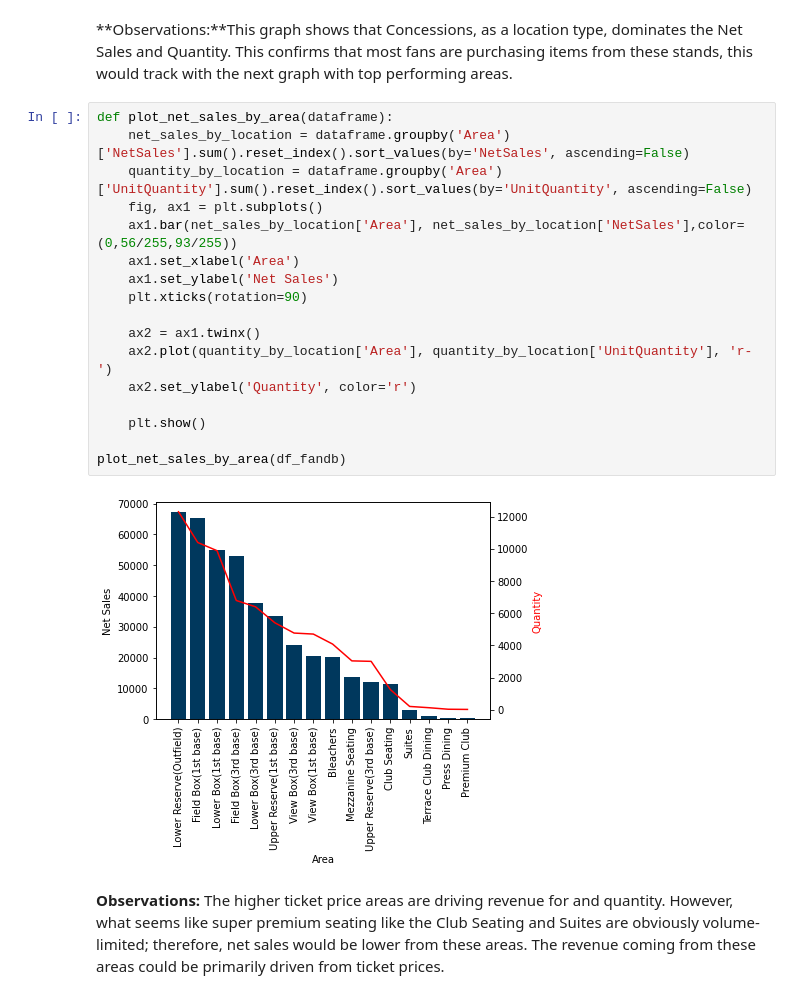
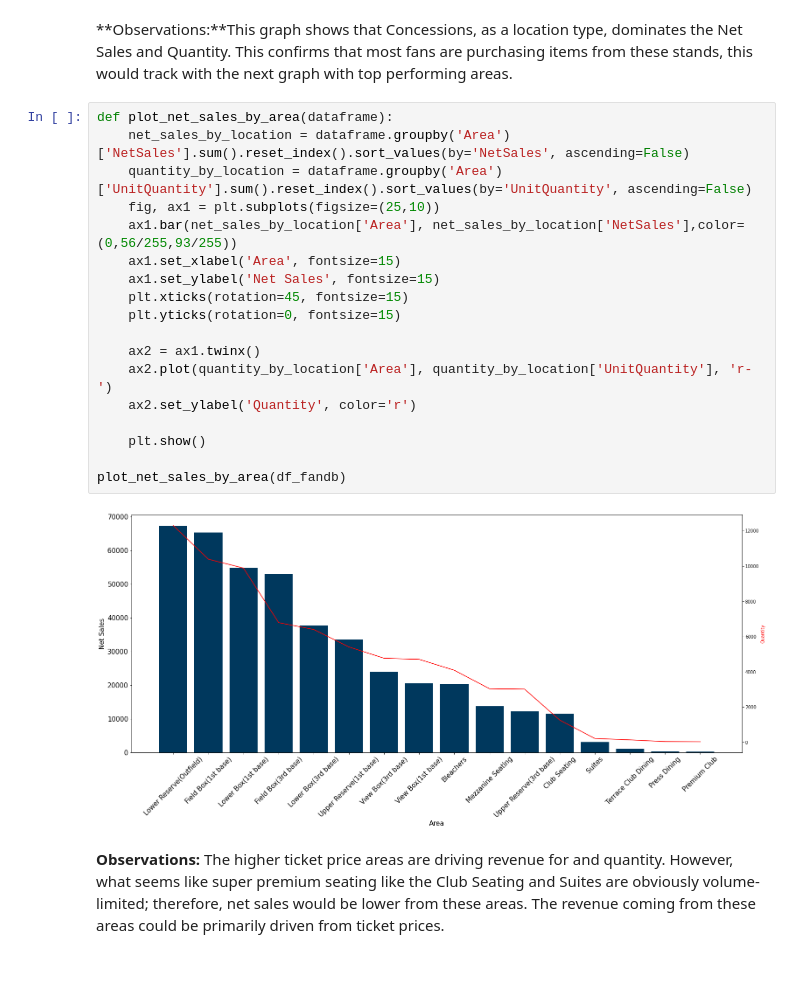
Before and after one commit to karnavenkatraj/Case-Study, a Jupyter notebook: Guardians_Data_Study.ipynb, the cells around one changed output. Saved outputs shown, nothing was run; the diff lists cells and outputs as text; blank space fills up the shorter version.

```diff
--- a/Guardians_Data_Study.ipynb
+++ b/Guardians_Data_Study.ipynb
@@ -868,22 +886,23 @@ plot_net_sales_by_location(df_fandb)
 # %%
 def plot_net_sales_by_area(dataframe):
     net_sales_by_location = dataframe.groupby('Area')['NetSales'].sum().reset_index().sort_values(by='NetSales', ascending=False)
     quantity_by_location = dataframe.groupby('Area')['UnitQuantity'].sum().reset_index().sort_values(by='UnitQuantity', ascending=False)
-    fig, ax1 = plt.subplots()
+    fig, ax1 = plt.subplots(figsize=(25,10))
     ax1.bar(net_sales_by_location['Area'], net_sales_by_location['NetSales'],color=(0,56/255,93/255))
-    ax1.set_xlabel('Area')
-    ax1.set_ylabel('Net Sales')
-    plt.xticks(rotation=90)
+    ax1.set_xlabel('Area', fontsize=15)
+    ax1.set_ylabel('Net Sales', fontsize=15)
+    plt.xticks(rotation=45, fontsize=15)
+    plt.yticks(rotation=0, fontsize=15)
 
     ax2 = ax1.twinx()
     ax2.plot(quantity_by_location['Area'], quantity_by_location['UnitQuantity'], 'r-')
     ax2.set_ylabel('Quantity', color='r')
 
     plt.show()
 
 plot_net_sales_by_area(df_fandb)
 # %% [output]
-[figure, old version]
+[figure, new version]
 # %% [markdown]
 **Observations:** The higher ticket price areas are driving revenue for and quantity. However, what seems like super premium seating like the Club Seating and Suites are obviously volume-limited; therefore, net sales would be lower from these areas. The revenue coming from these areas could be primarily driven from ticket prices.
 # %%
```
Also changed, not shown: parts of 27 cells of this notebook.
